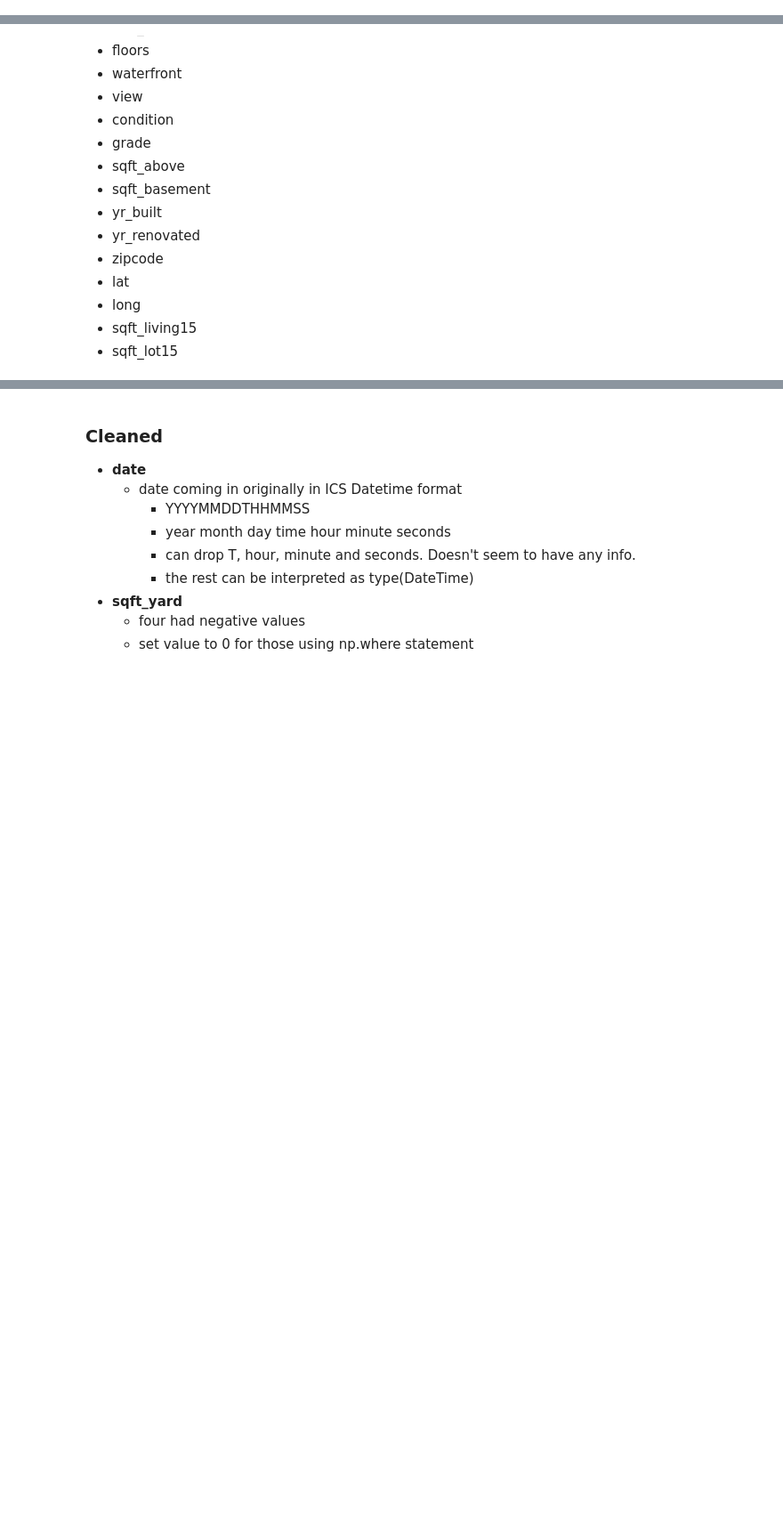
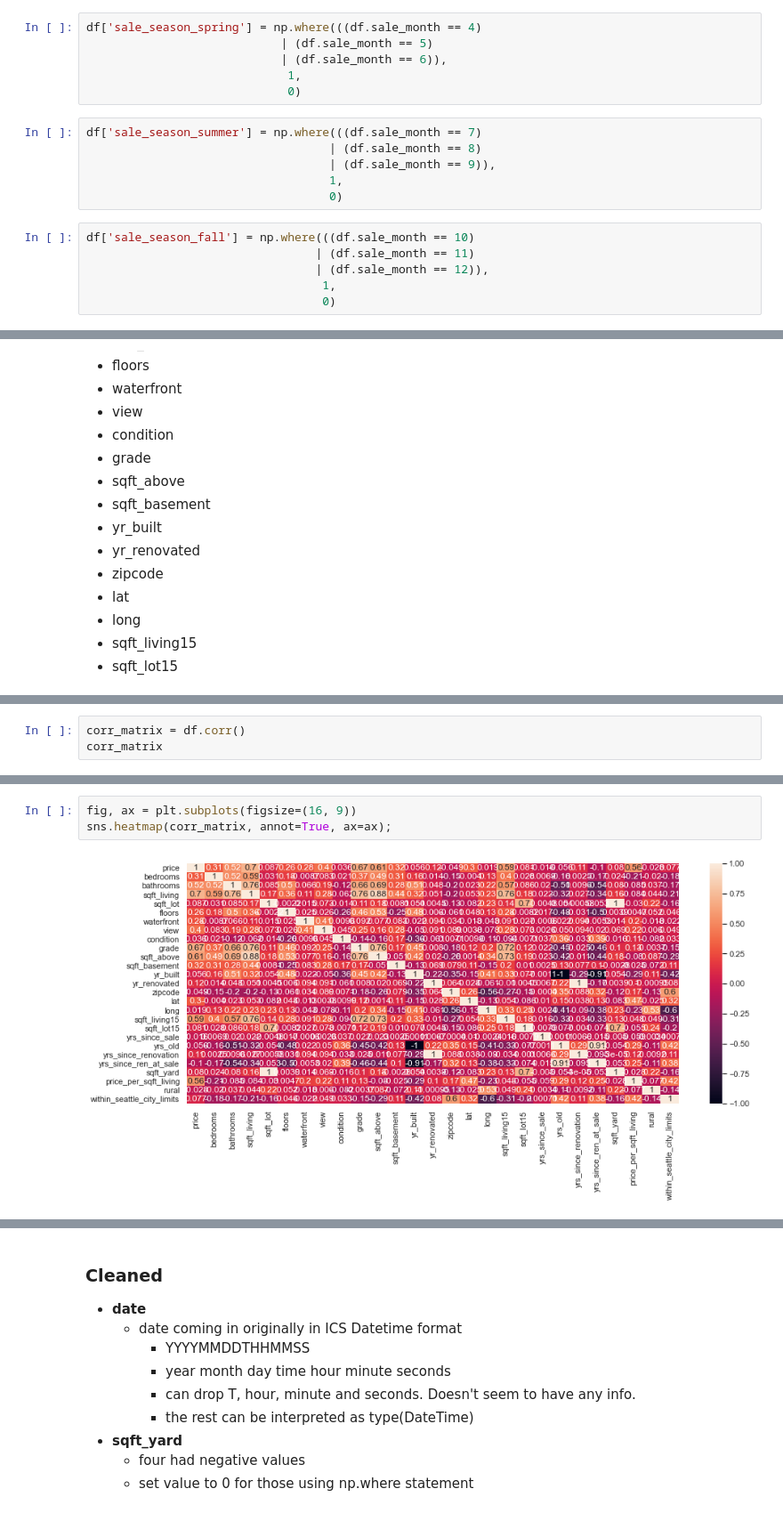
Before and after one commit to mike-flanagan/king_county_property_values_analysis_predictive_model, a Jupyter notebook: King_County_CRISP-DM-EDA.ipynb, the cells around one changed output, grey strips where cells are left out. Shown at 89% size. Cells and saved outputs as stored; diff of their text form; blank space fills up the shorter version.

```diff
--- a/King_County_CRISP-DM-EDA.ipynb
+++ b/King_County_CRISP-DM-EDA.ipynb
@@ -51,3 +109,21 @@ df['yrs_since_renovation'] = np.where(df.yr_renovated == 0, # cleans properties
+# %%
+df['sale_season_spring'] = np.where(((df.sale_month == 4)
+                            | (df.sale_month == 5)
+                            | (df.sale_month == 6)),
+                             1,
+                             0)
+# %%
+df['sale_season_summer'] = np.where(((df.sale_month == 7)
+                                   | (df.sale_month == 8)
+                                   | (df.sale_month == 9)),
+                                   1,
+                                   0)
+# %%
+df['sale_season_fall'] = np.where(((df.sale_month == 10)
+                                 | (df.sale_month == 11)
+                                 | (df.sale_month == 12)),
+                                  1,
+                                  0)
 # %% [markdown]
 ### Creating Dummies
 # %% [markdown]
@@ -168,0 +260,3 @@ len(df.columns)
+# %%
+corr_matrix = df.corr()
+corr_matrix
@@ -168,0 +281,5 @@ len(df.columns)
+# %%
+fig, ax = plt.subplots(figsize=(16, 9))
+sns.heatmap(corr_matrix, annot=True, ax=ax);
+# %% [output]
+[figure, added]
```
Also changed, not shown: parts of 33 cells of this notebook.
